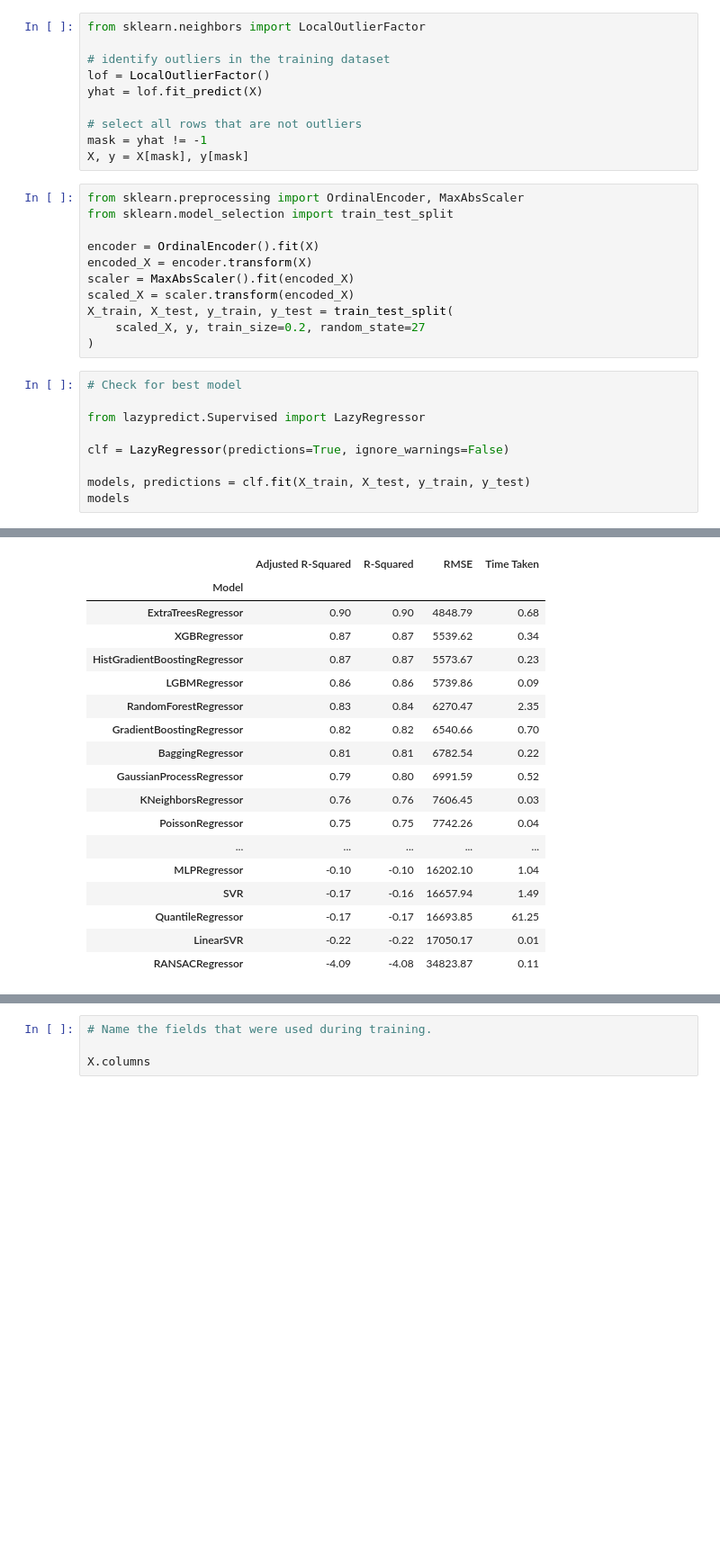
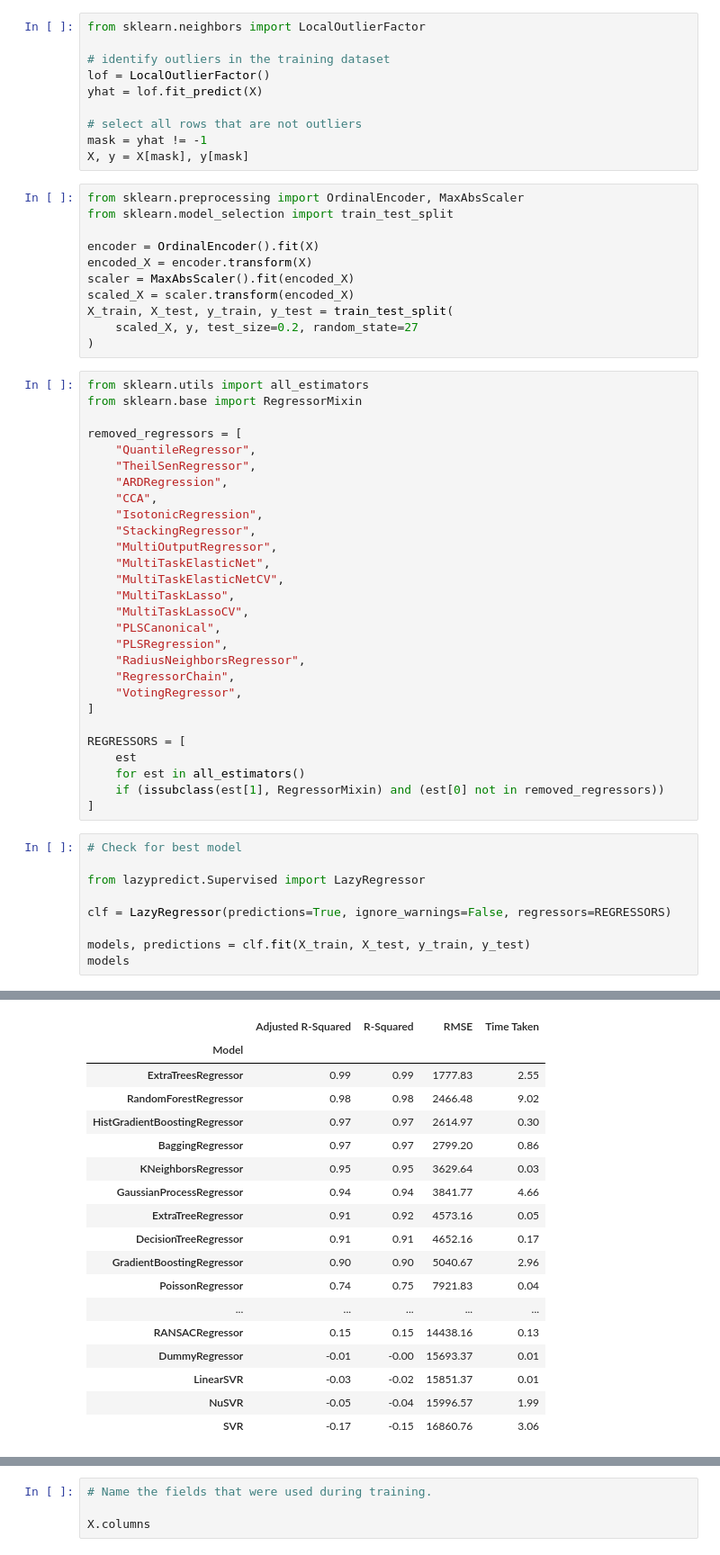
Before and after one commit to jimmykamau/gdp_predictor, a Jupyter notebook: notebook/gdp.ipynb, the cells around one changed output, grey strips where cells are left out. Shown at 90% size. Cells and saved outputs as stored; diff of their text form; blank space fills up the shorter version.

```diff
--- a/notebook/gdp.ipynb
+++ b/notebook/gdp.ipynb
@@ -288,14 +288,42 @@ encoded_X = encoder.transform(X)
 scaler = MaxAbsScaler().fit(encoded_X)
 scaled_X = scaler.transform(encoded_X)
 X_train, X_test, y_train, y_test = train_test_split(
-    scaled_X, y, train_size=0.2, random_state=27
+    scaled_X, y, test_size=0.2, random_state=27
 )
+# %%
+from sklearn.utils import all_estimators
+from sklearn.base import RegressorMixin
+
+removed_regressors = [
+    "QuantileRegressor",
+    "TheilSenRegressor",
+    "ARDRegression",
+    "CCA",
+    "IsotonicRegression",
+    "StackingRegressor",
+    "MultiOutputRegressor",
+    "MultiTaskElasticNet",
+    "MultiTaskElasticNetCV",
+    "MultiTaskLasso",
+    "MultiTaskLassoCV",
+    "PLSCanonical",
+    "PLSRegression",
+    "RadiusNeighborsRegressor",
+    "RegressorChain",
+    "VotingRegressor",
+]
+
+REGRESSORS = [
+    est
+    for est in all_estimators()
+    if (issubclass(est[1], RegressorMixin) and (est[0] not in removed_regressors))
+]
 # %%
 # Check for best model
 
 from lazypredict.Supervised import LazyRegressor
 
-clf = LazyRegressor(predictions=True, ignore_warnings=False)
+clf = LazyRegressor(predictions=True, ignore_warnings=False, regressors=REGRESSORS)
 
 models, predictions = clf.fit(X_train, X_test, y_train, y_test)
 models
@@ -308,21 +333,21 @@ You can set `force_col_wise=true` to remove the overhead.
 |  | Adjusted R-Squared | R-Squared | RMSE | Time Taken |
 | Model |  |  |  |  |
-| ExtraTreesRegressor | 0.90 | 0.90 | 4848.79 | 0.68 |
-| XGBRegressor | 0.87 | 0.87 | 5539.62 | 0.34 |
-| HistGradientBoostingRegressor | 0.87 | 0.87 | 5573.67 | 0.23 |
-| LGBMRegressor | 0.86 | 0.86 | 5739.86 | 0.09 |
-| RandomForestRegressor | 0.83 | 0.84 | 6270.47 | 2.35 |
-| GradientBoostingRegressor | 0.82 | 0.82 | 6540.66 | 0.70 |
-| BaggingRegressor | 0.81 | 0.81 | 6782.54 | 0.22 |
-| GaussianProcessRegressor | 0.79 | 0.80 | 6991.59 | 0.52 |
-| KNeighborsRegressor | 0.76 | 0.76 | 7606.45 | 0.03 |
-| PoissonRegressor | 0.75 | 0.75 | 7742.26 | 0.04 |
+| ExtraTreesRegressor | 0.99 | 0.99 | 1777.83 | 2.55 |
+| RandomForestRegressor | 0.98 | 0.98 | 2466.48 | 9.02 |
+| HistGradientBoostingRegressor | 0.97 | 0.97 | 2614.97 | 0.30 |
+| BaggingRegressor | 0.97 | 0.97 | 2799.20 | 0.86 |
+| KNeighborsRegressor | 0.95 | 0.95 | 3629.64 | 0.03 |
+| GaussianProcessRegressor | 0.94 | 0.94 | 3841.77 | 4.66 |
+| ExtraTreeRegressor | 0.91 | 0.92 | 4573.16 | 0.05 |
+| DecisionTreeRegressor | 0.91 | 0.91 | 4652.16 | 0.17 |
+| GradientBoostingRegressor | 0.90 | 0.90 | 5040.67 | 2.96 |
+| PoissonRegressor | 0.74 | 0.75 | 7921.83 | 0.04 |
 | ... | ... | ... | ... | ... |
-| MLPRegressor | -0.10 | -0.10 | 16202.10 | 1.04 |
-| SVR | -0.17 | -0.16 | 16657.94 | 1.49 |
-| QuantileRegressor | -0.17 | -0.17 | 16693.85 | 61.25 |
-| LinearSVR | -0.22 | -0.22 | 17050.17 | 0.01 |
-| RANSACRegressor | -4.09 | -4.08 | 34823.87 | 0.11 |
+| RANSACRegressor | 0.15 | 0.15 | 14438.16 | 0.13 |
+| DummyRegressor | -0.01 | -0.00 | 15693.37 | 0.01 |
+| LinearSVR | -0.03 | -0.02 | 15851.37 | 0.01 |
+| NuSVR | -0.05 | -0.04 | 15996.57 | 1.99 |
+| SVR | -0.17 | -0.15 | 16860.76 | 3.06 |
 # %%
 from sklearn.ensemble import ExtraTreesRegressor
 
```
Also changed, not shown: parts of 10 cells of this notebook, 1 other file.
